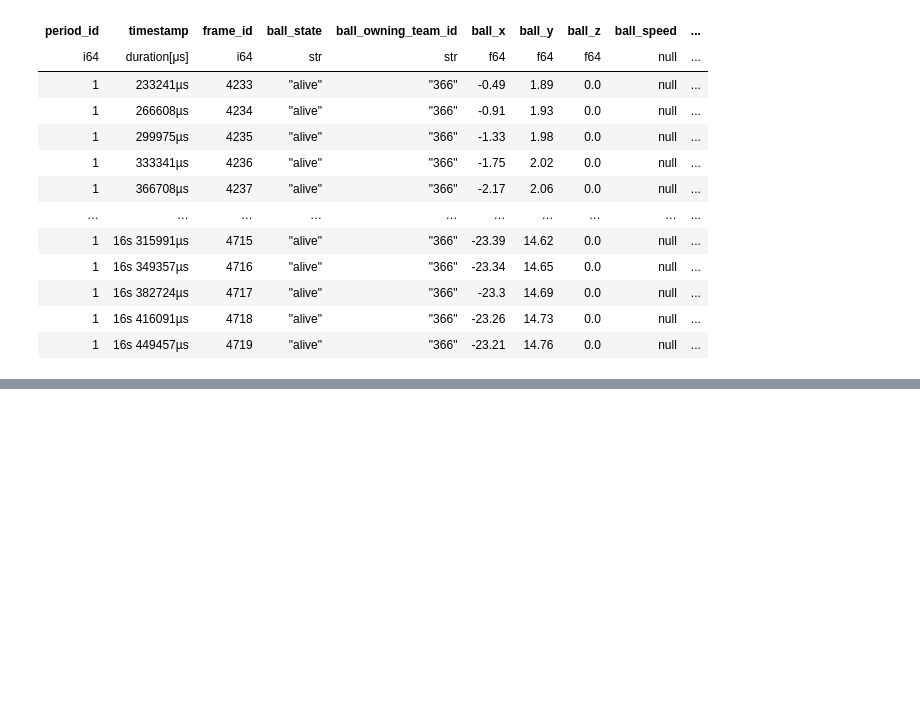
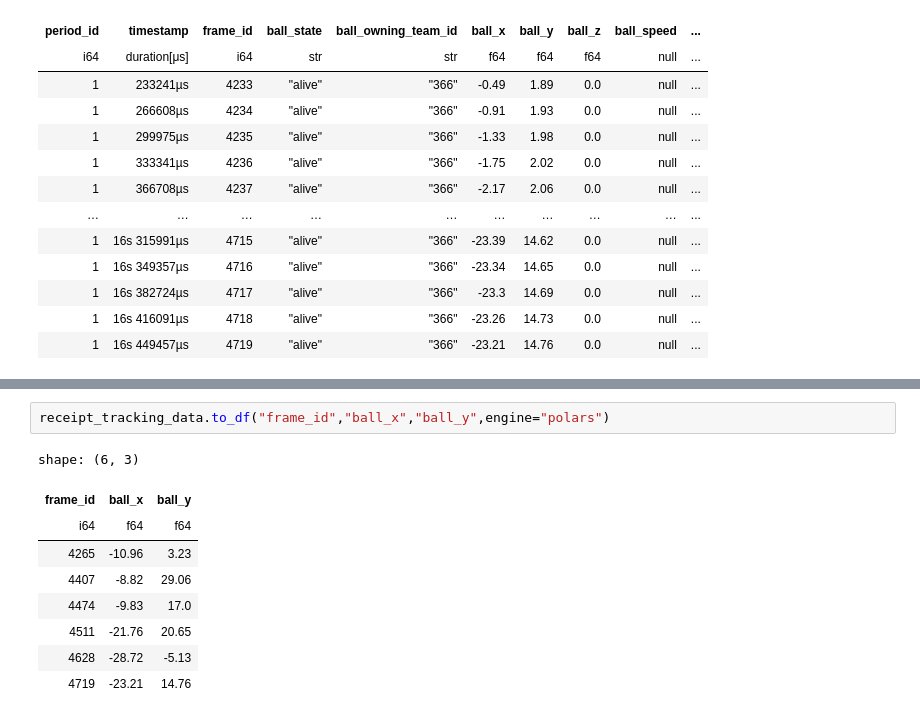
Before and after one commit to stephTchembeu/pysport-aims, a Jupyter notebook: fourth_week/refractor06_08.ipynb, the cells around one changed output, grey strips where cells are left out. Drawn from its saved outputs; the diff is of its cells as text; blank space fills up the shorter version.

```diff
--- a/fourth_week/refractor06_08.ipynb
+++ b/fourth_week/refractor06_08.ipynb
@@ -453,0 +459,12 @@ IndexError: list index out of range
+# %%
+receipt_tracking_data.to_df("frame_id","ball_x","ball_y",engine="polars")
+# %% [output]
+shape: (6, 3)
+| frame_id | ball_x | ball_y |
+| i64 | f64 | f64 |
+| 4265 | -10.96 | 3.23 |
+| 4407 | -8.82 | 29.06 |
+| 4474 | -9.83 | 17.0 |
+| 4511 | -21.76 | 20.65 |
+| 4628 | -28.72 | -5.13 |
+| 4719 | -23.21 | 14.76 |
```
Also changed, not shown: parts of 11 cells of this notebook.
